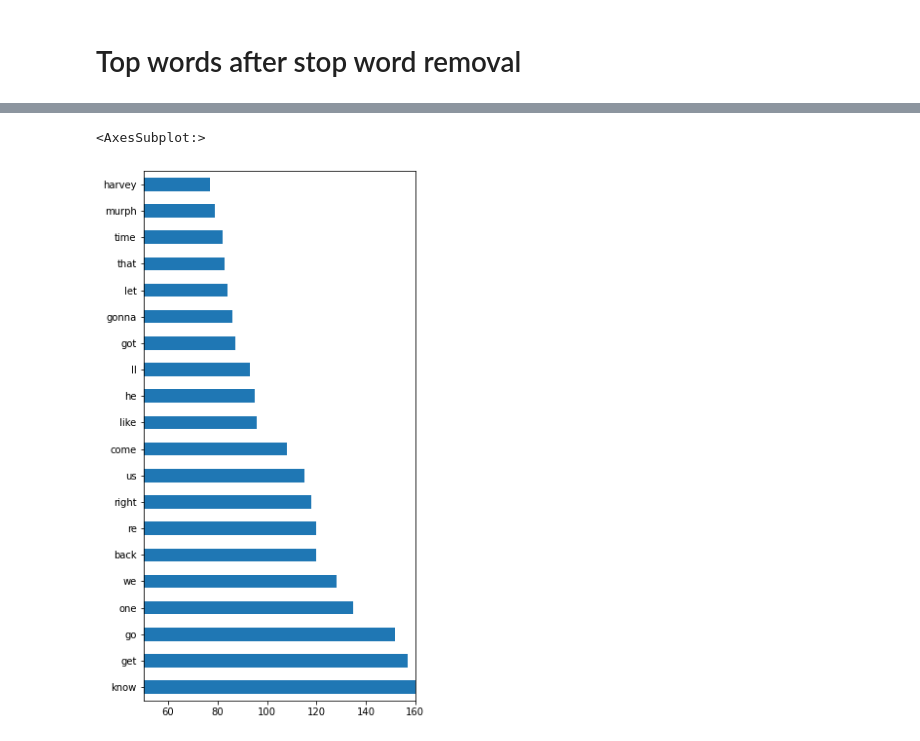
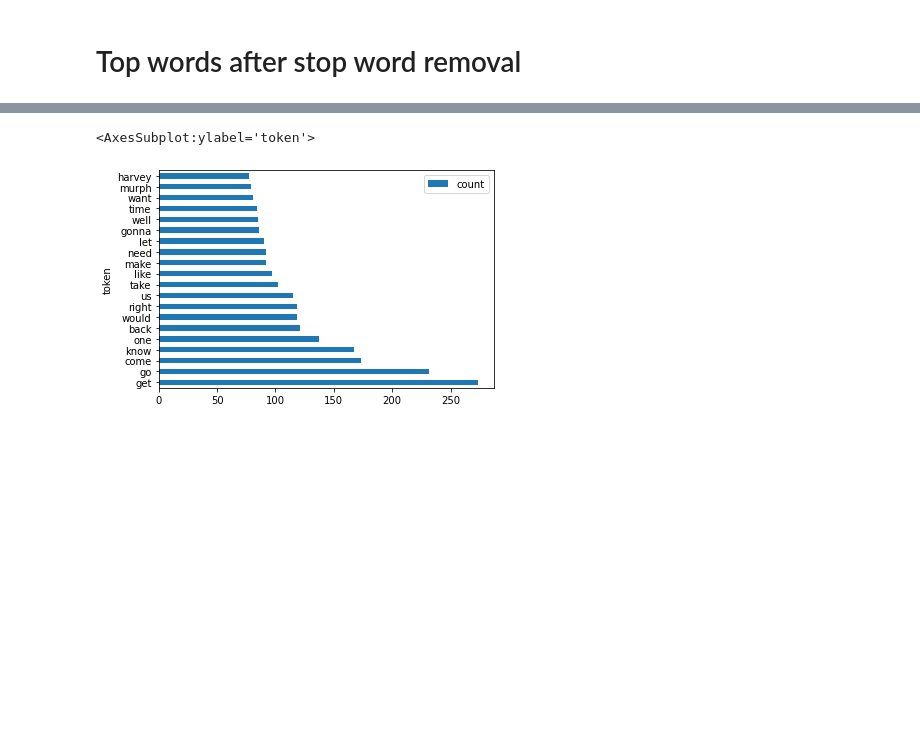
Before and after one commit to mrasyadc/activity4-nlp-subtitle-analysis, a Jupyter notebook: theme-subtitle.ipynb, the cells around one changed output, grey strips where cells are left out. Saved outputs shown, nothing was run; the diff lists cells and outputs as text; code cells hidden in the pictures; blank space fills up the shorter version.

```diff
--- a/theme-subtitle.ipynb
+++ b/theme-subtitle.ipynb
@@ -234,7 +336,18 @@ Length: 3301, dtype: int64
-# %%
-# Bar plot of top words before stop word removal
-top_vocab = vocab_aft_stop_words.head(20)
-top_vocab.plot(kind='barh', figsize=(5, 10), xlim=(50, 160))
-# %% [output]
-<AxesSubplot:>
-[figure, removed]
+# %%
+def is_stop_word(text):
+    if text in stopwords.words('english'):
+        return True
+    else:
+        return False
+# %%
+for index, row in vocab_aft_lemmtag.iterrows():
+    if is_stop_word(row['token']):
+        vocab_aft_lemmtag.drop(index, inplace=True)
+# %%
+vocab_aft_stop_words = vocab_aft_lemmtag
+# %%
+top_vocab = vocab_aft_stop_words.sort_values(by=['count'], ascending=False).head(20)
+top_vocab.plot.barh(x='token', y='count')
+# %% [output]
+<AxesSubplot:ylabel='token'>
+[figure, added]
```
Also changed, not shown: parts of 30 cells of this notebook, 1 other file.
